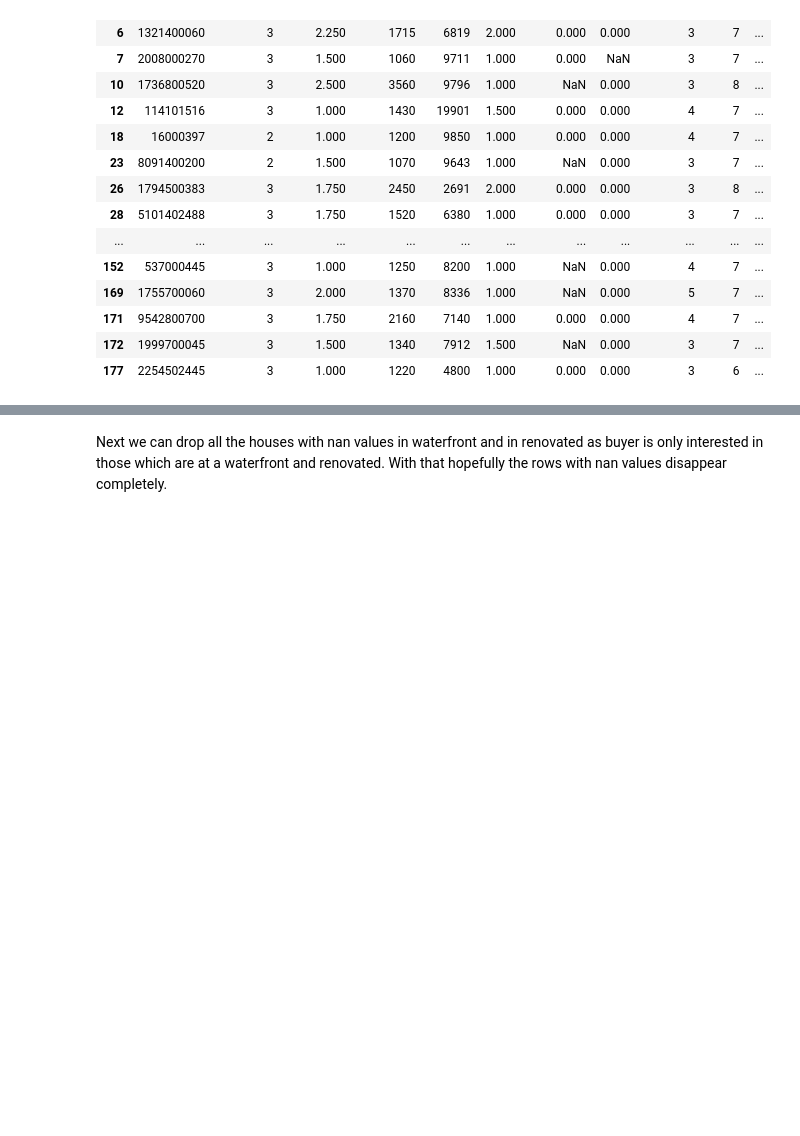
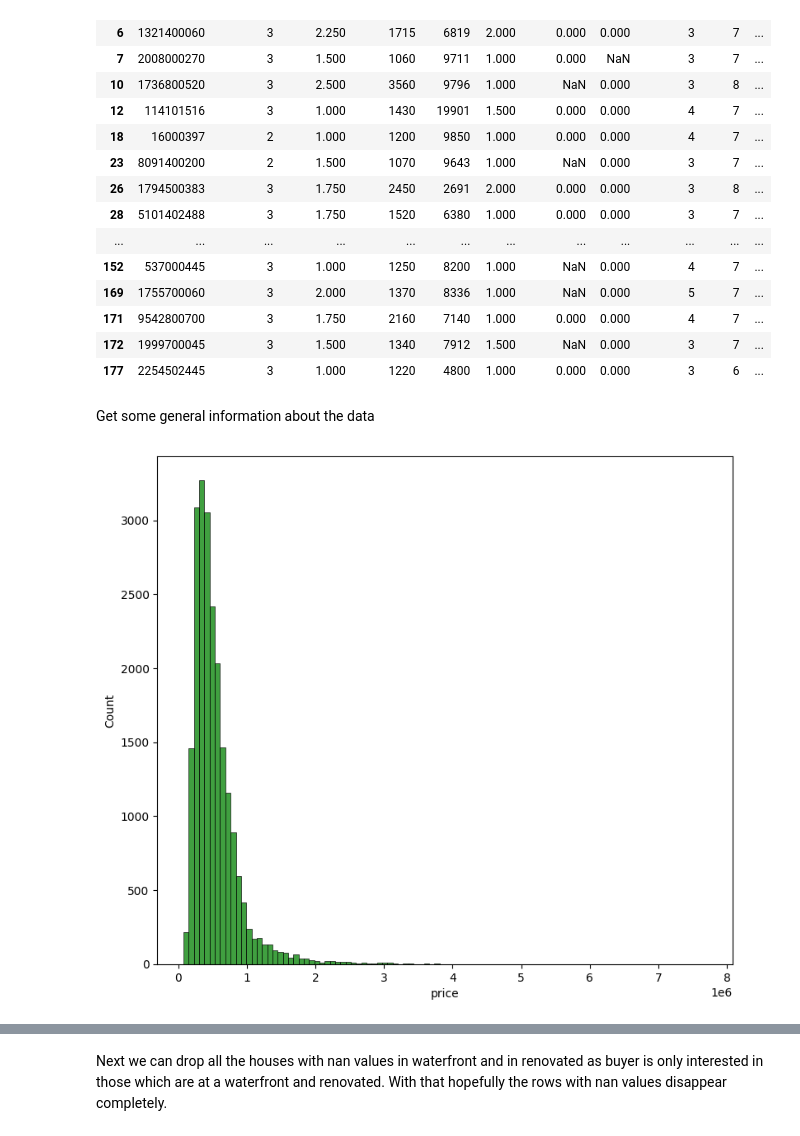
Before and after one commit to marcbp88/EDA-Project, a Jupyter notebook: EDA.ipynb, the cells around one changed output, grey strips where cells are left out. Cells and saved outputs as stored; diff of their text form; code cells hidden in the pictures; blank space fills up the shorter version.

Commit message:
more plots and histograms

```diff
--- a/EDA.ipynb
+++ b/EDA.ipynb
@@ -317,3 +317,11 @@ rows_with_nan.head(50)
 | 171 | 9542800700 | 3 | 1.750 | 2160 | 7140 | 1.000 | 0.000 | 0.000 | 4 | 7 | ... |
 | 172 | 1999700045 | 3 | 1.500 | 1340 | 7912 | 1.500 | NaN | 0.000 | 3 | 7 | ... |
 | 177 | 2254502445 | 3 | 1.000 | 1220 | 4800 | 1.000 | 0.000 | 0.000 | 3 | 6 | ... |
+# %% [markdown]
+Get some general information about the data
+# %%
+#check a histogram of sales - slightly skewed to the right
+plt.figure(figsize=(9, 8))
+sns.histplot(data=df_king_county_imp, x='price', color='g', bins=100, kde=False);
+# %% [output]
+[figure, added]
```
Also changed, not shown: parts of 9 cells of this notebook, 5 other files.
